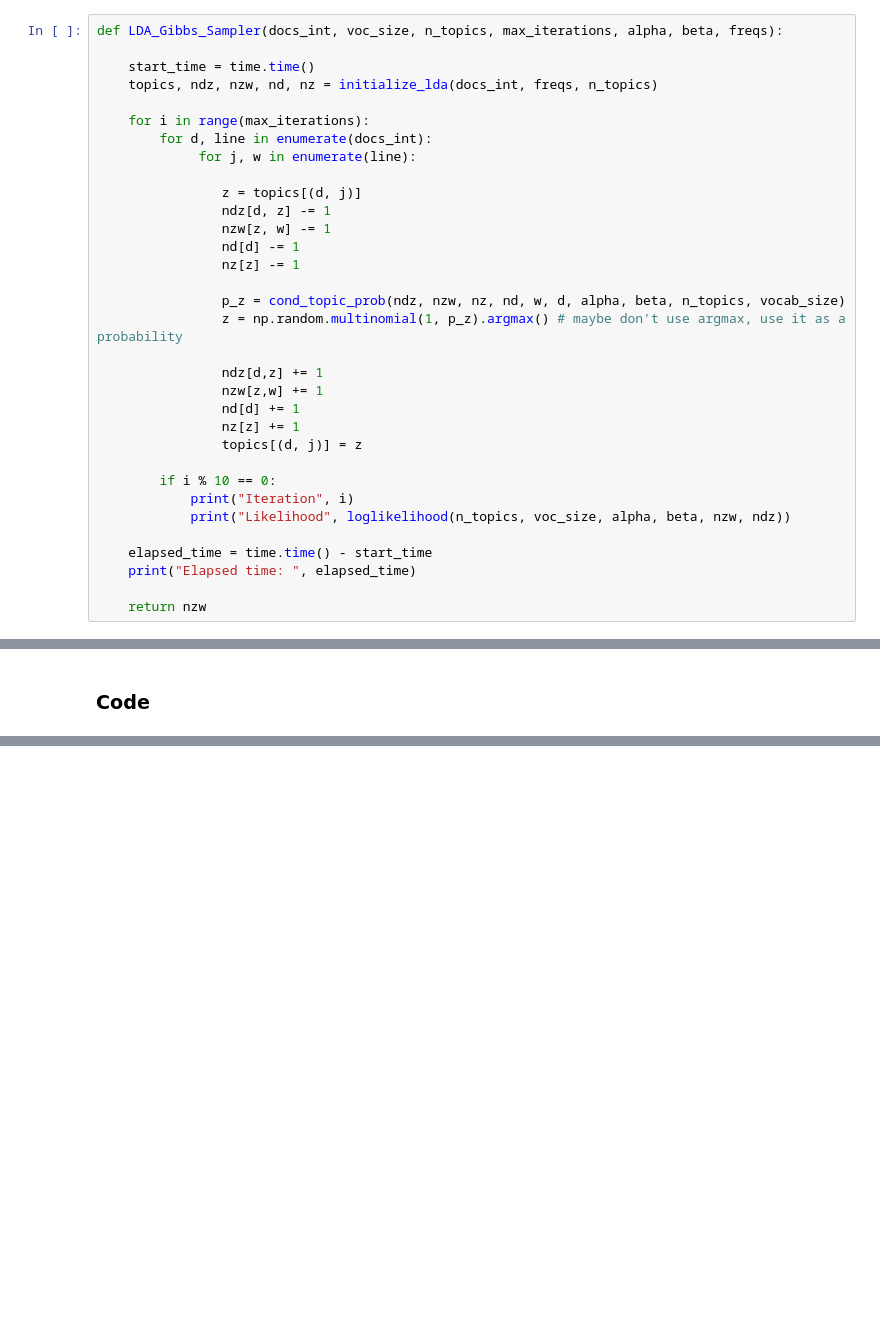
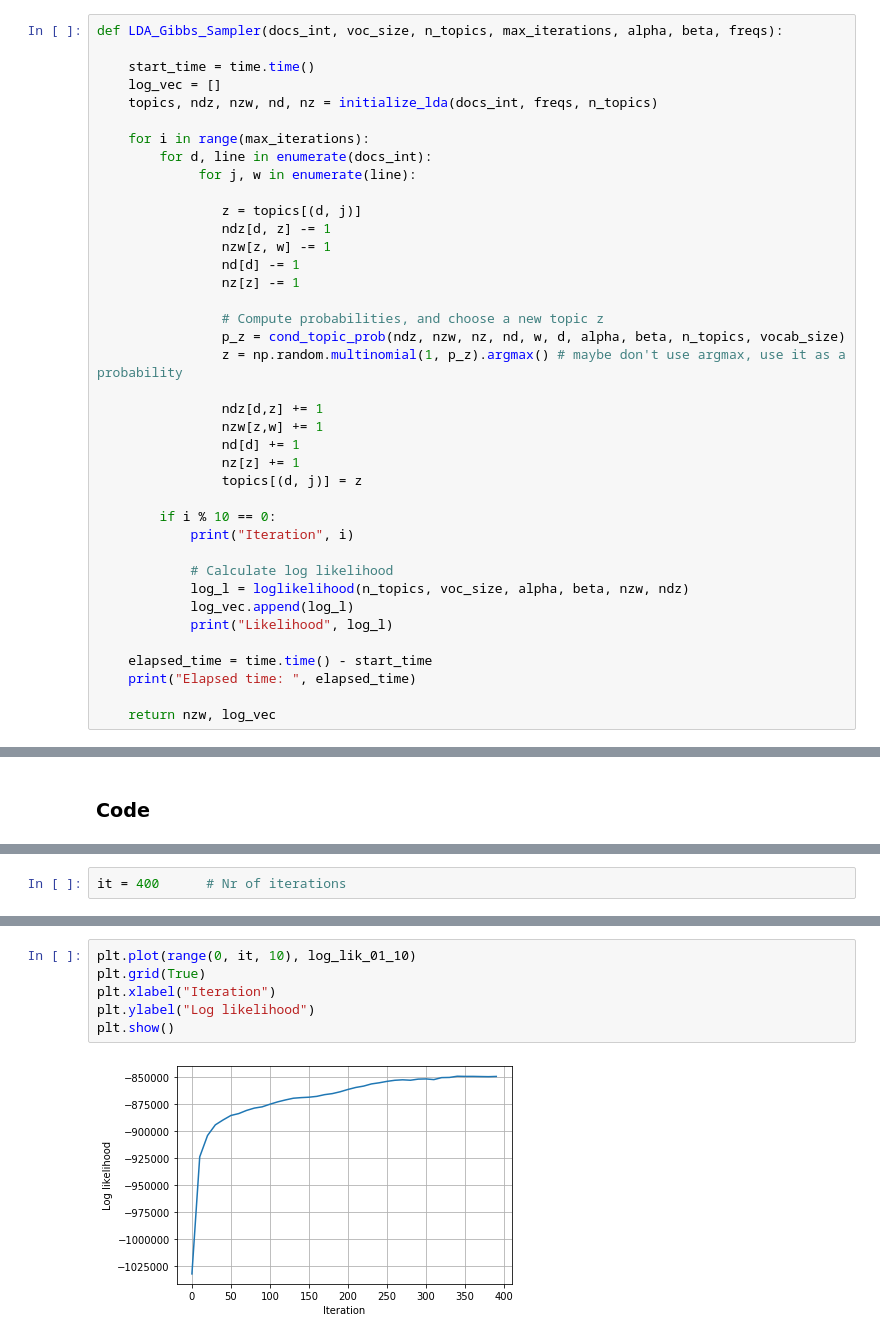
Before and after one commit to SaraNordin/NLP, a Jupyter notebook: Project2/Project2_better.ipynb, the cells around one changed output, grey strips where cells are left out. Saved outputs shown, nothing was run; the diff lists cells and outputs as text; blank space fills up the shorter version.

Commit message:
Results from 400 iterations, part 1

```diff
--- a/Project2/Project2_better.ipynb
+++ b/Project2/Project2_better.ipynb
@@ -253,6 +255,7 @@ def loglikelihood(n_topics, voc_size, alpha, beta, nzw, ndz):
 def LDA_Gibbs_Sampler(docs_int, voc_size, n_topics, max_iterations, alpha, beta, freqs):
 
     start_time = time.time()
+    log_vec = []
     topics, ndz, nzw, nd, nz = initialize_lda(docs_int, freqs, n_topics)
 
     for i in range(max_iterations):
@@ -265,6 +268,7 @@ def LDA_Gibbs_Sampler(docs_int, voc_size, n_topics, max_iterations, alpha, beta,
                 nd[d] -= 1
                 nz[z] -= 1
 
+                # Compute probabilities, and choose a new topic z
                 p_z = cond_topic_prob(ndz, nzw, nz, nd, w, d, alpha, beta, n_topics, vocab_size)
                 z = np.random.multinomial(1, p_z).argmax() # maybe don't use argmax, use it as a probability
 
@@ -276,12 +280,16 @@ def LDA_Gibbs_Sampler(docs_int, voc_size, n_topics, max_iterations, alpha, beta,
 
         if i % 10 == 0:
             print("Iteration", i)
-            print("Likelihood", loglikelihood(n_topics, voc_size, alpha, beta, nzw, ndz))
+
+            # Calculate log likelihood
+            log_l = loglikelihood(n_topics, voc_size, alpha, beta, nzw, ndz)
+            log_vec.append(log_l)
+            print("Likelihood", log_l)
 
     elapsed_time = time.time() - start_time
     print("Elapsed time: ", elapsed_time)
 
-    return nzw
+    return nzw, log_vec
 # %%
 def show_words_by_topic(word_topic_prob, vocabulary, typical_len):
 
@@ -316,0 +318,2 @@ topics, ndz, nzw, nd, nz = initialize_lda(docs_int, freqs, K)
+# %%
+it = 400      # Nr of iterations
@@ -341,0 +369,8 @@ Elapsed time:  273.2125232219696
+# %%
+plt.plot(range(0, it, 10), log_lik_01_10)
+plt.grid(True)
+plt.xlabel("Iteration")
+plt.ylabel("Log likelihood")
+plt.show()
+# %% [output]
+[figure, added]
```
Also changed, not shown: parts of 37 cells of this notebook, 4 other files.
